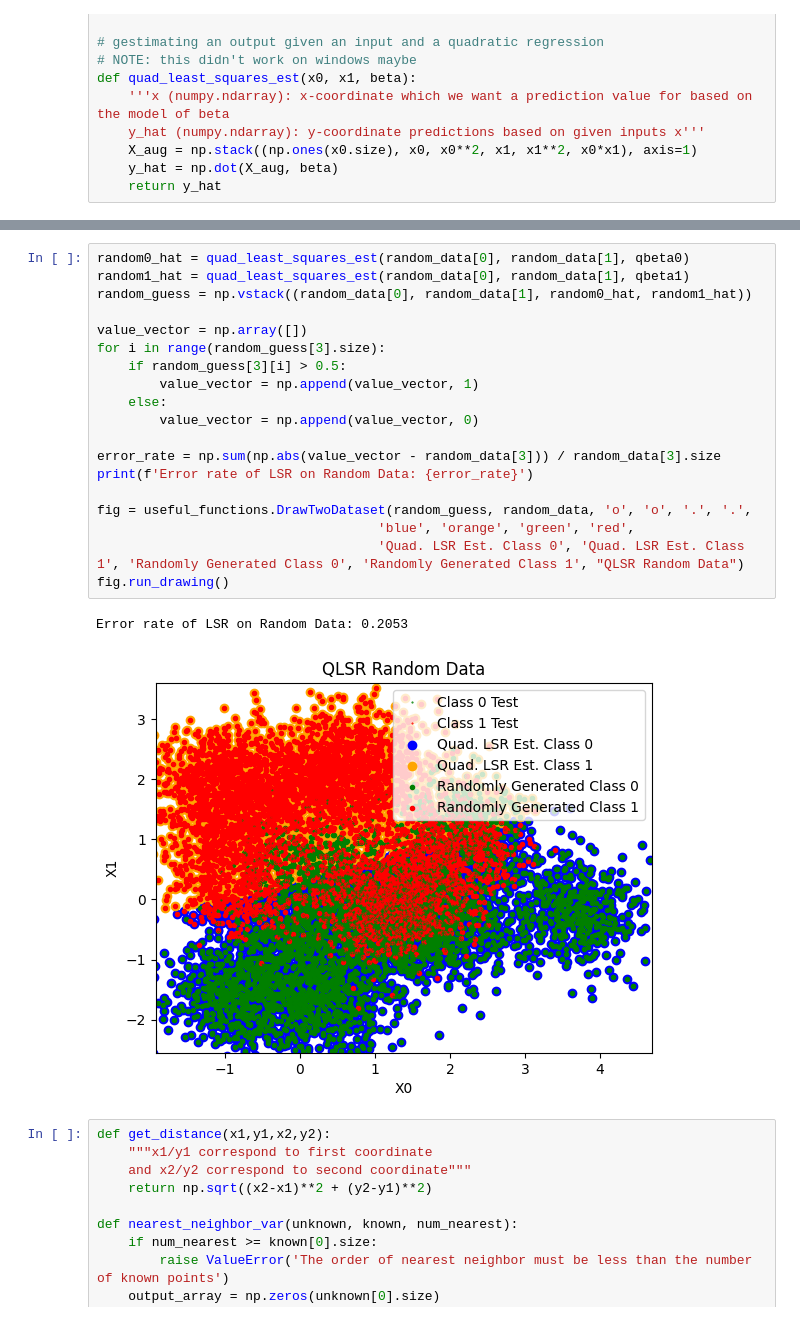
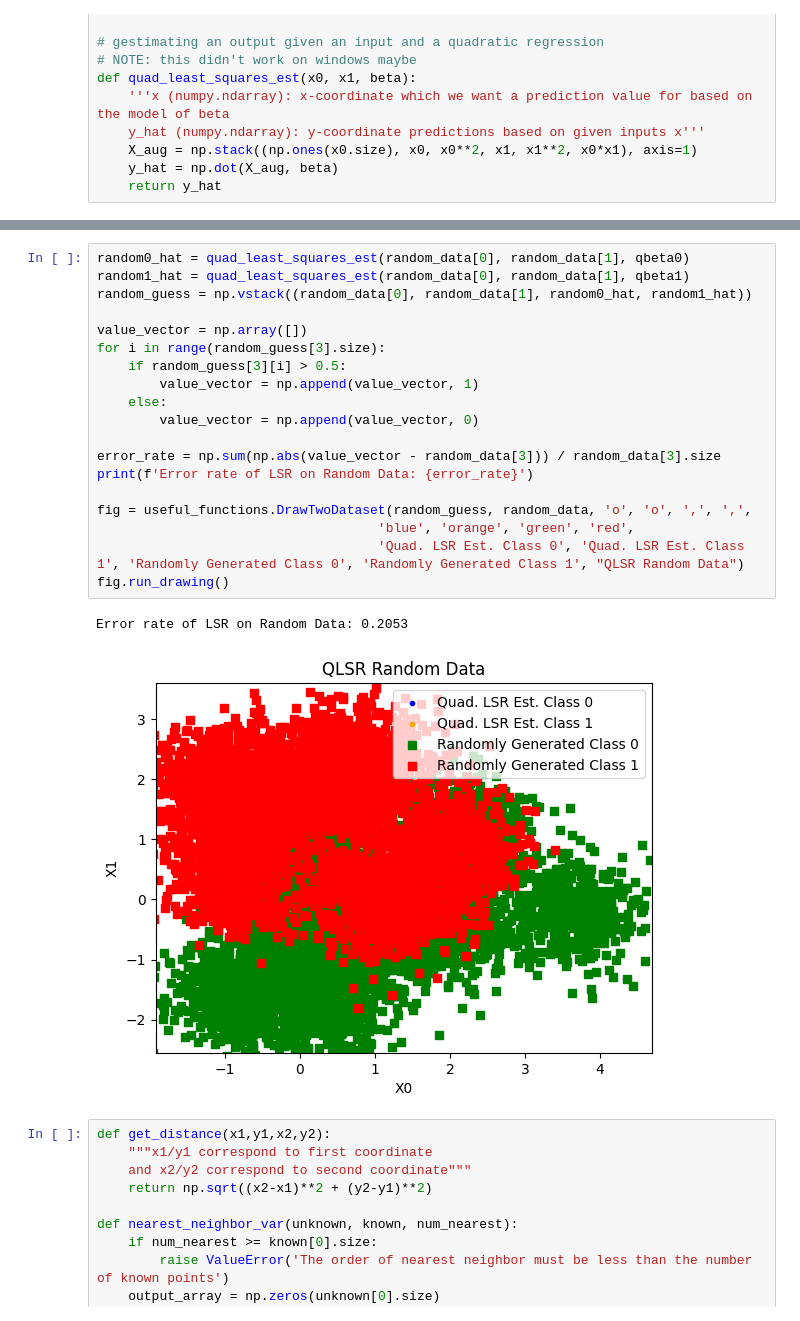
Before and after one commit to angelrodriguez0617/ECE-4850-Machine-Learning, a Jupyter notebook: project4/project4_austin.ipynb, the cells around one changed output, grey strips where cells are left out. Saved outputs shown, nothing was run; the diff lists cells and outputs as text.

Commit message:
polishing up for portfolio, changed project 3 graphs to only plot markers of pixels (for regions), dots (for test data), and circles/squares (for training data)

```diff
--- a/project4/project4_austin.ipynb
+++ b/project4/project4_austin.ipynb
@@ -218,25 +218,25 @@ Error rate of LSR on Given Data: 0.145
 # %%
 random0_hat = quad_least_squares_est(random_data[0], random_data[1], qbeta0)
 random1_hat = quad_least_squares_est(random_data[0], random_data[1], qbeta1)
 random_guess = np.vstack((random_data[0], random_data[1], random0_hat, random1_hat))
 
 value_vector = np.array([])
 for i in range(random_guess[3].size):
     if random_guess[3][i] > 0.5:
         value_vector = np.append(value_vector, 1)
     else:
         value_vector = np.append(value_vector, 0)
 
 error_rate = np.sum(np.abs(value_vector - random_data[3])) / random_data[3].size
 print(f'Error rate of LSR on Random Data: {error_rate}')
 
-fig = useful_functions.DrawTwoDataset(random_guess, random_data, 'o', 'o', '.', '.',
+fig = useful_functions.DrawTwoDataset(random_guess, random_data, 'o', 'o', ',', ',',
                                     'blue', 'orange', 'green', 'red',
                                     'Quad. LSR Est. Class 0', 'Quad. LSR Est. Class 1', 'Randomly Generated Class 0', 'Randomly Generated Class 1', "QLSR Random Data")
 fig.run_drawing()
 # %% [output]
 Error rate of LSR on Random Data: 0.2053
-[figure, old version]
+[figure, new version]
 # %%
 def get_distance(x1,y1,x2,y2):
     """x1/y1 correspond to first coordinate
```
Also changed, not shown: parts of 8 cells of this notebook, 3 other files.
